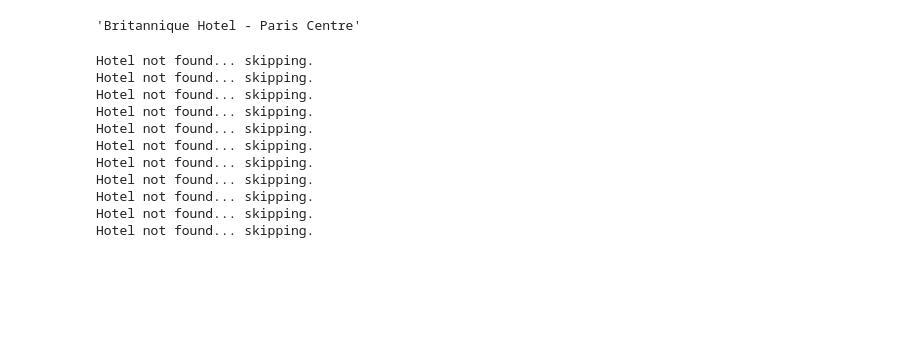
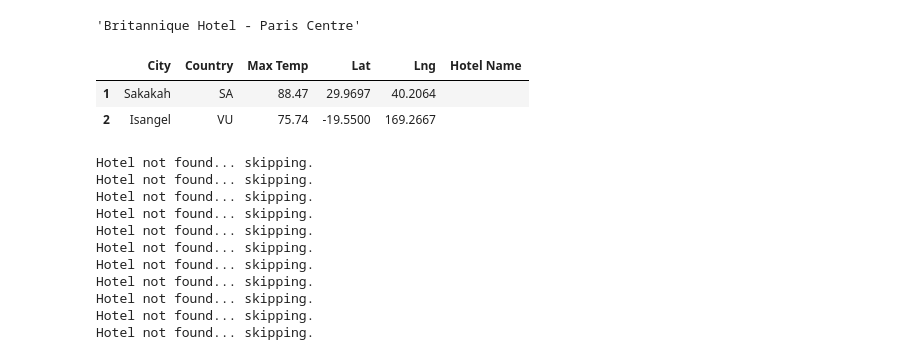
Before and after one commit to vishaldeo/World_Weather_Analysis, a Jupyter notebook: VacationPy.ipynb, the cells around one changed output. Drawn from its saved outputs; the diff is of its cells as text; code cells hidden in the pictures; blank space fills up the shorter version.

```diff
--- a/VacationPy.ipynb
+++ b/VacationPy.ipynb
@@ -251,6 +228,13 @@ a
 hotels["results"][1]["name"]
 # %% [output]
 'Britannique Hotel - Paris Centre'
+# %%
+hotel_df_new = hotel_df[:2]
+hotel_df_new
+# %% [output]
+|  | City | Country | Max Temp | Lat | Lng | Hotel Name |
+| 1 | Sakakah | SA | 88.47 | 29.9697 | 40.2064 |  |
+| 2 | Isangel | VU | 75.74 | -19.5500 | 169.2667 |  |
 # %%
 # Iterate through the DataFrame.
 for index, row in hotel_df.iterrows():
```
Also changed, not shown: parts of 3 cells of this notebook, 11 other files.
